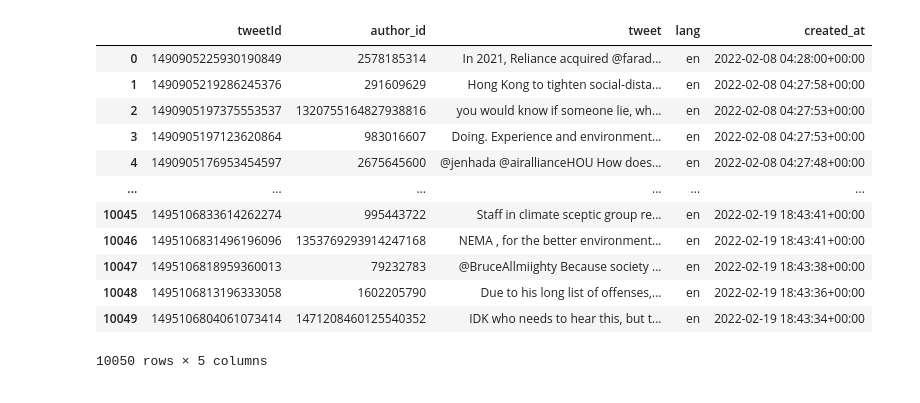
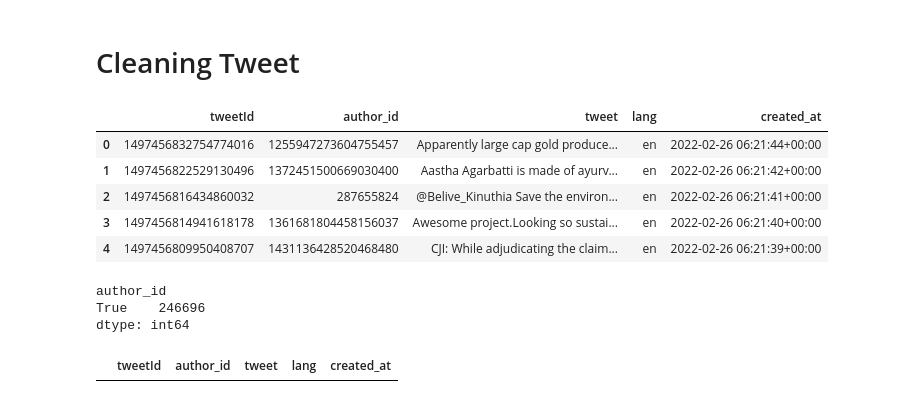
Before and after one commit to kaixuan98/EECS4080, a Jupyter notebook: data_cleaning/twitter_cleaning.ipynb, the cells around one changed output. Saved outputs shown, nothing was run; the diff lists cells and outputs as text; code cells hidden in the pictures.

```diff
--- a/data_cleaning/twitter_cleaning.ipynb
+++ b/data_cleaning/twitter_cleaning.ipynb
@@ -7,17 +8,22 @@ import html
+# %% [markdown]
+# Cleaning Tweet
 # %%
-df = pd.read_csv('../data_collecting/raw_data.csv')
-df
+df = pd.read_csv('../data_collecting/raw_data_all_lang.csv', lineterminator='\n')
+df.head()
 # %% [output]
 |  | tweetId | author_id | tweet | lang | created_at |
-| 0 | 1490905225930190849 | 2578185314 | In 2021, Reliance acquired @farad... | en | 2022-02-08 04:28:00+00:00 |
-| 1 | 1490905219286245376 | 291609629 | Hong Kong to tighten social-dista... | en | 2022-02-08 04:27:58+00:00 |
-| 2 | 1490905197375553537 | 1320755164827938816 | you would know if someone lie, wh... | en | 2022-02-08 04:27:53+00:00 |
-| 3 | 1490905197123620864 | 983016607 | Doing. Experience and environment... | en | 2022-02-08 04:27:53+00:00 |
-| 4 | 1490905176953454597 | 2675645600 | @jenhada @airallianceHOU How does... | en | 2022-02-08 04:27:48+00:00 |
-| ... | ... | ... | ... | ... | ... |
-| 10045 | 1495106833614262274 | 995443722 | Staff in climate sceptic group re... | en | 2022-02-19 18:43:41+00:00 |
-| 10046 | 1495106831496196096 | 1353769293914247168 | NEMA , for the better environment... | en | 2022-02-19 18:43:41+00:00 |
-| 10047 | 1495106818959360013 | 79232783 | @BruceAllmiighty Because society ... | en | 2022-02-19 18:43:38+00:00 |
-| 10048 | 1495106813196333058 | 1602205790 | Due to his long list of offenses,... | en | 2022-02-19 18:43:36+00:00 |
-| 10049 | 1495106804061073414 | 1471208460125540352 | IDK who needs to hear this, but t... | en | 2022-02-19 18:43:34+00:00 |
+| 0 | 1497456832754774016 | 1255947273604755457 | Apparently large cap gold produce... | en | 2022-02-26 06:21:44+00:00 |
+| 1 | 1497456822529130496 | 1372451500669030400 | Aastha Agarbatti is made of ayurv... | en | 2022-02-26 06:21:42+00:00 |
+| 2 | 1497456816434860032 | 287655824 | @Belive_Kinuthia Save the environ... | en | 2022-02-26 06:21:41+00:00 |
+| 3 | 1497456814941618178 | 1361681804458156037 | Awesome project.Looking so sustai... | en | 2022-02-26 06:21:40+00:00 |
+| 4 | 1497456809950408707 | 1431136428520468480 | CJI: While adjudicating the claim... | en | 2022-02-26 06:21:39+00:00 |
-10050 rows × 5 columns
+# %%
+df.applymap(np.isreal).groupby(['author_id']).size()
+# %% [output]
+author_id
+True    246696
+dtype: int64
+# %%
+df.loc[df['author_id'] == "en"]
+# %% [output]
+|  | tweetId | author_id | tweet | lang | created_at |
```
Also changed, not shown: parts of 26 cells of this notebook, 6 other files.
